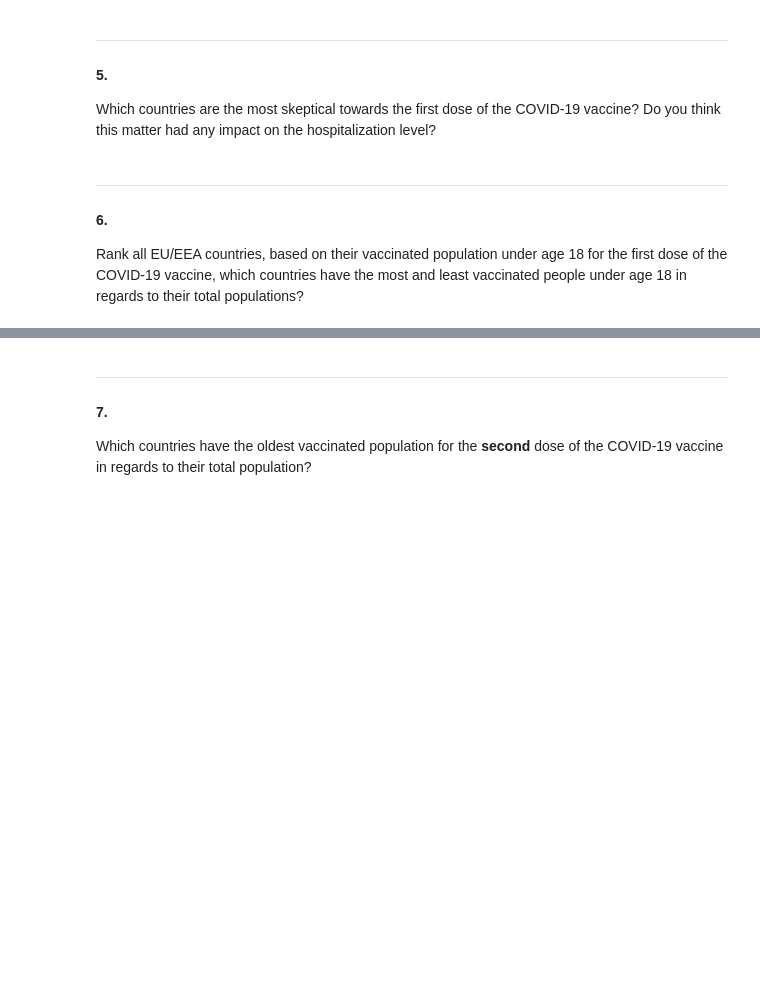
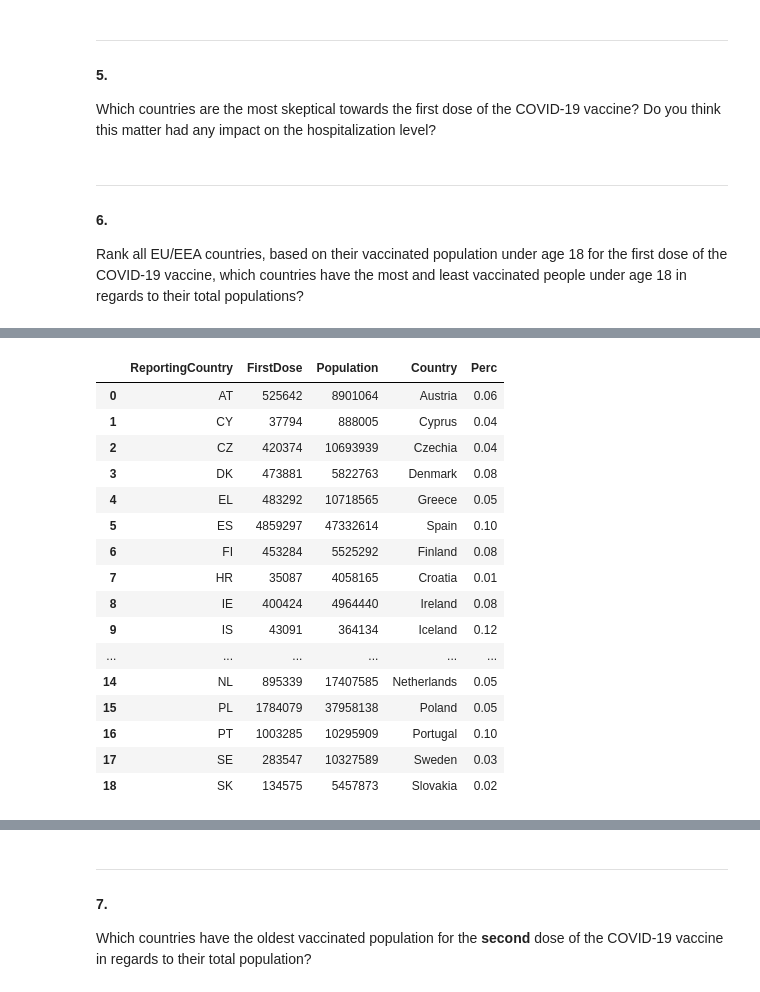
Before and after one commit to Globose/dv1597, a Jupyter notebook: a2/book.ipynb, the cells around one changed output, grey strips where cells are left out. Drawn from its saved outputs; the diff is of its cells as text; code cells hidden in the pictures; blank space fills up the shorter version.

```diff
--- a/a2/book.ipynb
+++ b/a2/book.ipynb
@@ -108,3 +108,21 @@ df_admissions # 3
 25100 rows × 7 columns
 # %% [markdown]
 ***
+# %%
+# Country population data
+df_pop = df_daily.copy().groupby('countriesAndTerritories').first().reset_index()
+df_pop.drop(['dateRep', 'day','month', 'year', 'cases','deaths','countryterritoryCode', 'continentExp'], axis=1, inplace=True)
+# print(df_pop)
+
+pop_dict = {}
+name_dict = {}
+
+for i in range(len(df_pop)):
+    geo_id = df_pop.iloc[i]['geoId']
+    country = df_pop.iloc[i]['countriesAndTerritories']
+    pop_data = df_pop.iloc[i]['popData2020']
+    pop_dict[geo_id] = pop_data
+    pop_dict[country] = pop_data
+    name_dict[geo_id] = country
+
+print(name_dict)
@@ -217,3 +240,49 @@ Which countries are the most skeptical towards the first dose of the COVID-19 va
 ***
 #### 6.
 Rank all EU/EEA countries, based on their vaccinated population under age 18 for the first dose of the COVID-19 vaccine, which countries have the most and least vaccinated people under age 18 in regards to their total populations?
+# %%
+# # Al stupid
+target_drops = []
+target_drops.extend(['Age<18'])
+target_drops.extend(['Age18_24','Age25_49','Age50_59','Age60_69', 'Age70_79','Age80+'])
+target_drops.extend(['1_Age<60', '1_Age60+'])
+target_drops.extend(['ALL', 'HCW', 'LTCF', 'AgeUNK'])
+# target_drops.extend(['Age0_4', 'Age5_9', 'Age10_14', 'Age15_17'])
+
+# Copy dataset
+df6 = df_vaccination.copy()
+
+# Remove local regions
+df6 = df6.drop(df6[df6['Region'] != df6['ReportingCountry']].index)
+for target in target_drops:
+    df6 = df6.drop(df6[df6['TargetGroup'] == target].index)
+
+# Drop 18+ ages
+df61 = df6.copy()
+df18 = df61.drop(df61[df61['TargetGroup'] != 'Age<18'].index)
+
+# Finland
+df_fin = df6.loc[df6['ReportingCountry'] == 'FI']
+df_fin = df_fin.groupby('TargetGroup')['FirstDose'].sum().reset_index()
+display(df_fin)
+
+
+# Groupby first dose
+df6g = df6.groupby('ReportingCountry')['FirstDose'].sum().reset_index()
+df18g = df18.groupby('ReportingCountry')['FirstDose'].sum().reset_index()
+
+# Add Population data and country name
+df6g['Population'] =df6g['ReportingCountry'].map(pop_dict)
+df6g['Country'] =df6g['ReportingCountry'].map(name_dict)
+df18g['Population'] = df18g['ReportingCountry'].map(pop_dict)
+df18g['Country'] =df18g['ReportingCountry'].map(name_dict)
+
+# Calculate percentage of total population
+df6g['Perc'] = (df6g['FirstDose']/df6g['Population']).round(2)
+df18g['Perc'] = (df18g['FirstDose']/df18g['Population']).round(2)
+
+# Sort
+# df6g = df6g.sort_values('Perc').reset_index(drop=True)
+display(df6g)
+display(df18g)
+# %% [output]
@@ -219,0 +294,17 @@ Rank all EU/EEA countries, based on their vaccinated population under age 18 for
+|  | ReportingCountry | FirstDose | Population | Country | Perc |
+| 0 | AT | 525642 | 8901064 | Austria | 0.06 |
+| 1 | CY | 37794 | 888005 | Cyprus | 0.04 |
+| 2 | CZ | 420374 | 10693939 | Czechia | 0.04 |
+| 3 | DK | 473881 | 5822763 | Denmark | 0.08 |
+| 4 | EL | 483292 | 10718565 | Greece | 0.05 |
+| 5 | ES | 4859297 | 47332614 | Spain | 0.10 |
+| 6 | FI | 453284 | 5525292 | Finland | 0.08 |
+| 7 | HR | 35087 | 4058165 | Croatia | 0.01 |
+| 8 | IE | 400424 | 4964440 | Ireland | 0.08 |
+| 9 | IS | 43091 | 364134 | Iceland | 0.12 |
+| ... | ... | ... | ... | ... | ... |
+| 14 | NL | 895339 | 17407585 | Netherlands | 0.05 |
+| 15 | PL | 1784079 | 37958138 | Poland | 0.05 |
+| 16 | PT | 1003285 | 10295909 | Portugal | 0.10 |
+| 17 | SE | 283547 | 10327589 | Sweden | 0.03 |
+| 18 | SK | 134575 | 5457873 | Slovakia | 0.02 |
```
Also changed, not shown: parts of 4 cells of this notebook, 1 other file.
